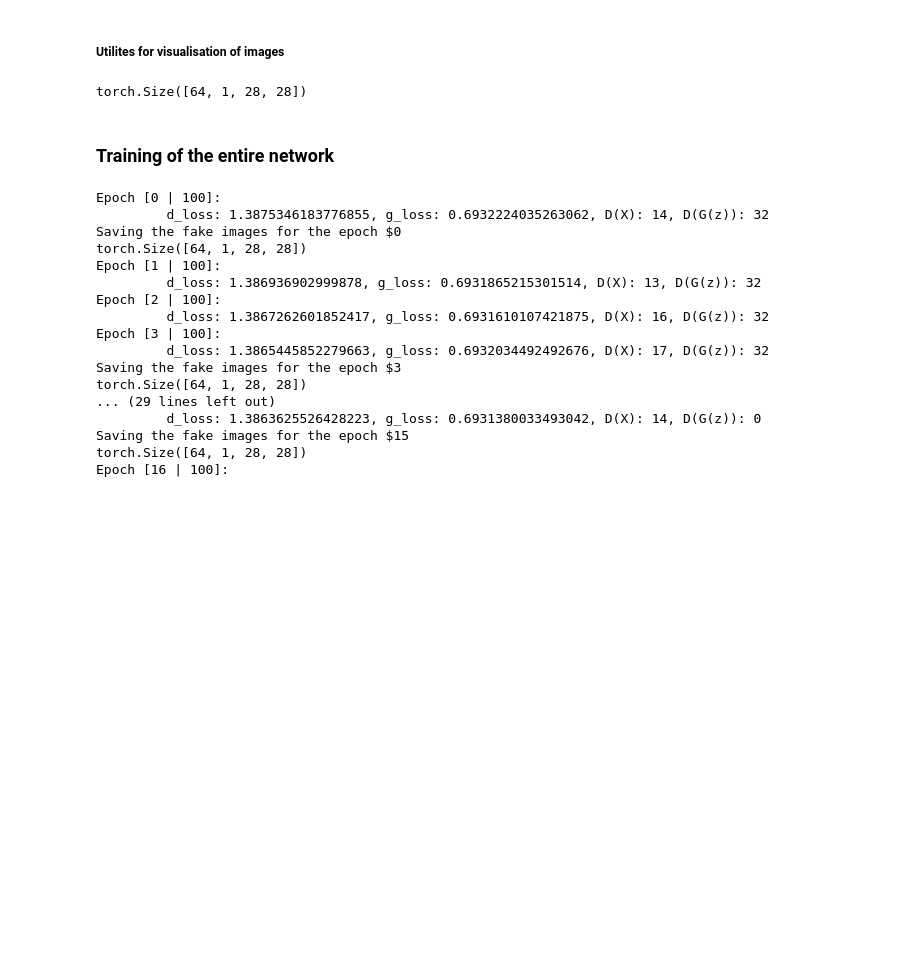
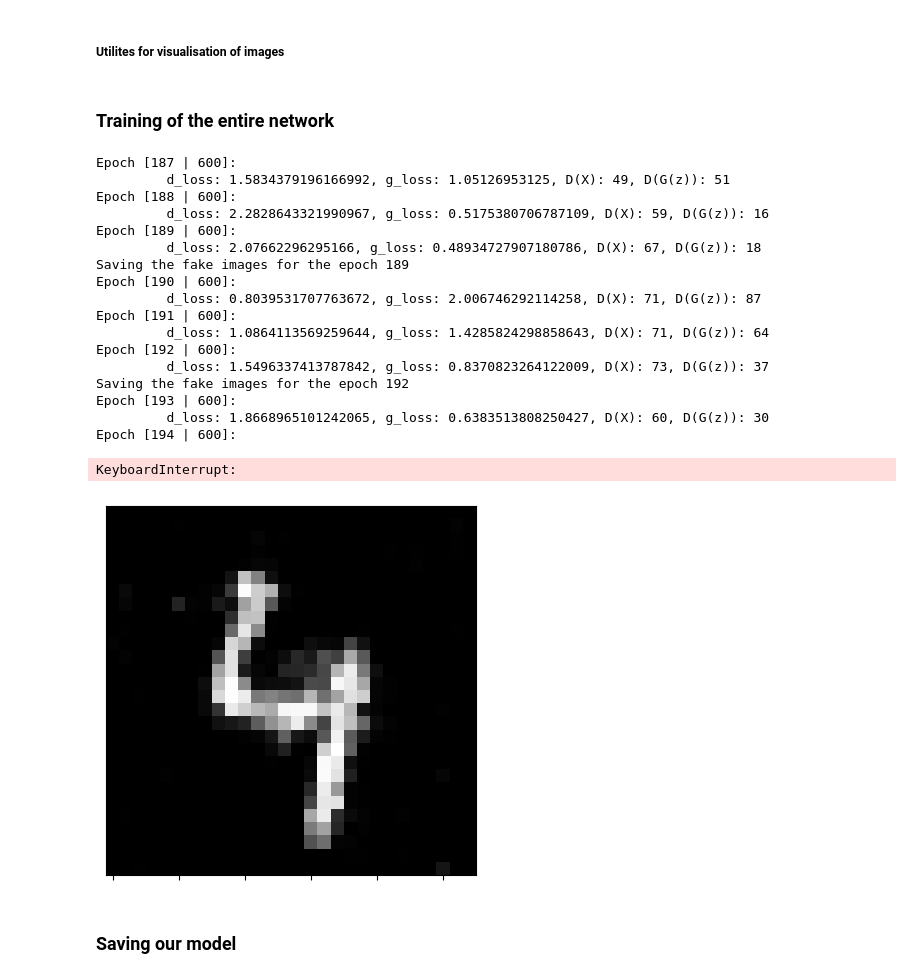
Before and after one commit to Vortexx2/digit-generator, a Jupyter notebook: main.ipynb, the cells around one changed output. Saved outputs shown, nothing was run; the diff lists cells and outputs as text; code cells hidden in the pictures; blank space fills up the shorter version.

Commit message:
Finished hypertuning. Added model saving

```diff
--- a/main.ipynb
+++ b/main.ipynb
@@ -179,6 +202,7 @@ def train_discriminator(images, disc, gen, optimizers, criterion):
 
   reset_grad(optimizers)
   d_loss.backward()
+  nn.utils.clip_grad_norm_(disc.parameters(), 1)
 
   optimizers["disc"].step()
 
@@ -195,7 +219,7 @@ def train_generator(disc, gen, optimizers, loss):
 
   disc_preds = disc(fake_images)
 
-  fake_score = get_accuracy_binary(disc_preds, 1)
+  # fake_score = get_accuracy_binary(disc_preds, 1)
 
   # generator has to try and fool the discriminator
   # try and make the discriminator predict 1 for actually fake images
@@ -203,6 +227,9 @@ def train_generator(disc, gen, optimizers, loss):
 
   reset_grad(optimizers)
   d_loss.backward()
+  nn.utils.clip_grad_norm_(disc.parameters(), 1)
+  nn.utils.clip_grad_norm_(gen.parameters(), 1)
+
   optimizers['gen'].step()
 
   return d_loss, fake_images
@@ -244,22 +271,19 @@ def save_fake_images(index):
 
   target_shape = (sample_latent_vector.size(0), 1, 28, 28)
   gen_images = denorm(gen_images).reshape(target_shape)
-  print(gen_images.shape)
   fake_grid_path = os.path.join(fake_samples_dir, f"fake_{index:04d}.png")
   save_image(gen_images, fake_grid_path, n_rows=n_rows)
 
 save_fake_images(0)
-# %% [output]
-torch.Size([64, 1, 28, 28])
 # %% [markdown]
 ### Training of the entire network
 # %%
 criterion = nn.BCELoss()
-lr = 0.002
+lr = 0.0002
 
 optimizers = {
-  "disc": torch.optim.SGD(disc.parameters(), lr=lr, momentum=0.9),
-  "gen": torch.optim.SGD(gen.parameters(), lr=lr, momentum=0.9)
+  "disc": torch.optim.Adam(disc.parameters(), lr=lr),
+  "gen": torch.optim.Adam(gen.parameters(), lr=lr)
 }
 # %%
 from math import floor
@@ -269,13 +293,22 @@ def init_weights(m):
     nn.init.xavier_uniform_(m.weight)
     m.bias.data.fill_(0)
 
-def train_network(disc, gen, train_loader, optimizers, loss, num_epochs):
+def train_network(disc, gen, train_loader, optimizers, loss, num_epochs, train_if_exists=False):
 
   disc.apply(init_weights)
 
+  starting_epoch = 0
+
+  if os.path.exists(linear_model_path):
+    checkpoint = torch.load(linear_model_path)
+    disc.load_state_dict(checkpoint["disc_state_dict"])
+    gen.load_state_dict(checkpoint["gen_state_dict"])
+    loss = checkpoint["criterion"]
+    starting_epoch = checkpoint["epoch"]
+
   d_losses, g_losses, real_scores, fake_scores = [], [], [], []
 
-  for epoch in range( num_epochs ):
+  for epoch in range(starting_epoch, num_epochs ):
 
     print(f"Epoch [{epoch} | {num_epochs}]: ")
 
@@ -294,29 +327,37 @@ def train_network(disc, gen, train_loader, optimizers, loss, num_epochs):
     fake_scores.append(fake_score)
 
     if epoch % 3 == 0:
-      print(f"Saving the fake images for the epoch ${epoch}")
+      print(f"Saving the fake images for the epoch {epoch}")
       save_fake_images(epoch)
 
 
   return d_losses, g_losses, real_scores, fake_scores
 
 
-train_network(disc, gen, train_loader, optimizers, criterion, 100)
+train_network(disc, gen, train_loader, optimizers, criterion, 600);
 # %% [output]
-Epoch [0 | 100]:
-         d_loss: 1.3875346183776855, g_loss: 0.6932224035263062, D(X): 14, D(G(z)): 32
-Saving the fake images for the epoch $0
-torch.Size([64, 1, 28, 28])
-Epoch [1 | 100]:
-         d_loss: 1.386936902999878, g_loss: 0.6931865215301514, D(X): 13, D(G(z)): 32
-Epoch [2 | 100]:
-         d_loss: 1.3867262601852417, g_loss: 0.6931610107421875, D(X): 16, D(G(z)): 32
-Epoch [3 | 100]:
-         d_loss: 1.3865445852279663, g_loss: 0.6932034492492676, D(X): 17, D(G(z)): 32
-Saving the fake images for the epoch $3
-torch.Size([64, 1, 28, 28])
-... (29 lines left out)
-         d_loss: 1.3863625526428223, g_loss: 0.6931380033493042, D(X): 14, D(G(z)): 0
-Saving the fake images for the epoch $15
-torch.Size([64, 1, 28, 28])
-Epoch [16 | 100]:
+Epoch [187 | 600]:
+         d_loss: 1.5834379196166992, g_loss: 1.05126953125, D(X): 49, D(G(z)): 51
+Epoch [188 | 600]:
+         d_loss: 2.2828643321990967, g_loss: 0.5175380706787109, D(X): 59, D(G(z)): 16
+Epoch [189 | 600]:
+         d_loss: 2.07662296295166, g_loss: 0.48934727907180786, D(X): 67, D(G(z)): 18
+Saving the fake images for the epoch 189
+Epoch [190 | 600]:
+         d_loss: 0.8039531707763672, g_loss: 2.006746292114258, D(X): 71, D(G(z)): 87
+Epoch [191 | 600]:
+         d_loss: 1.0864113569259644, g_loss: 1.4285824298858643, D(X): 71, D(G(z)): 64
+Epoch [192 | 600]:
+         d_loss: 1.5496337413787842, g_loss: 0.8370823264122009, D(X): 73, D(G(z)): 37
+Saving the fake images for the epoch 192
+Epoch [193 | 600]:
+         d_loss: 1.8668965101242065, g_loss: 0.6383513808250427, D(X): 60, D(G(z)): 30
+Epoch [194 | 600]:
+KeyboardInterrupt:
+# %%
+Z = torch.randn((1, latent_size), device=device)
+plot_image(gen(Z).reshape(28, 28).detach().cpu())
+# %% [output]
+[figure, added]
+# %% [markdown]
+### Saving our model
```
Also changed, not shown: parts of 10 cells of this notebook, 1 other file.
